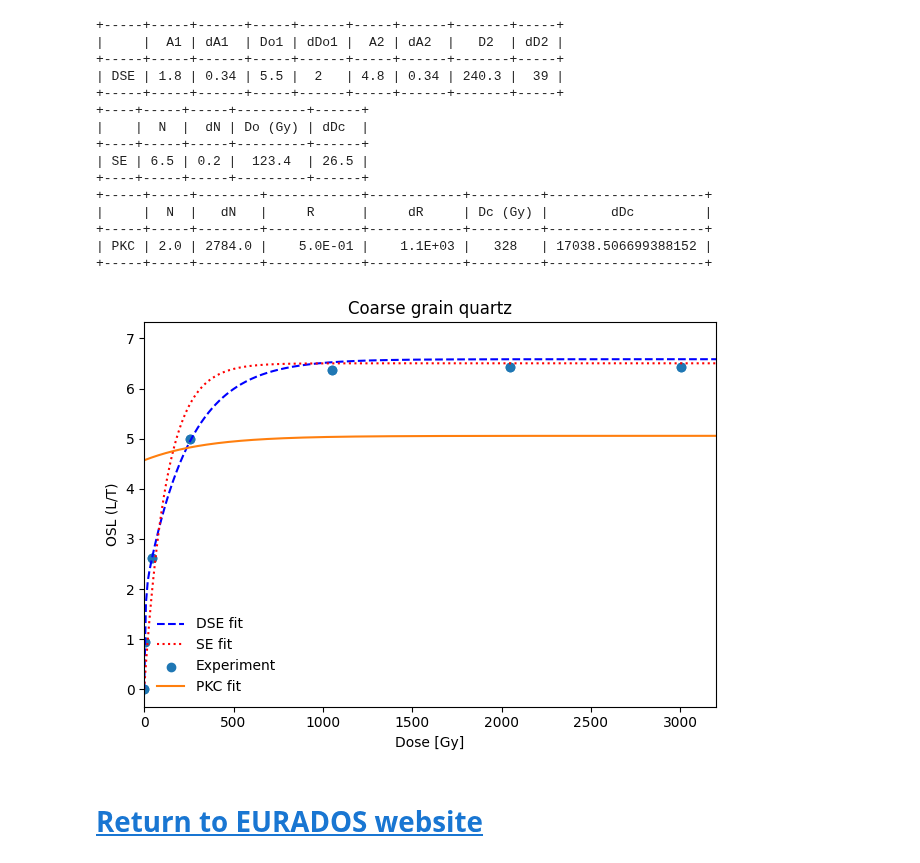
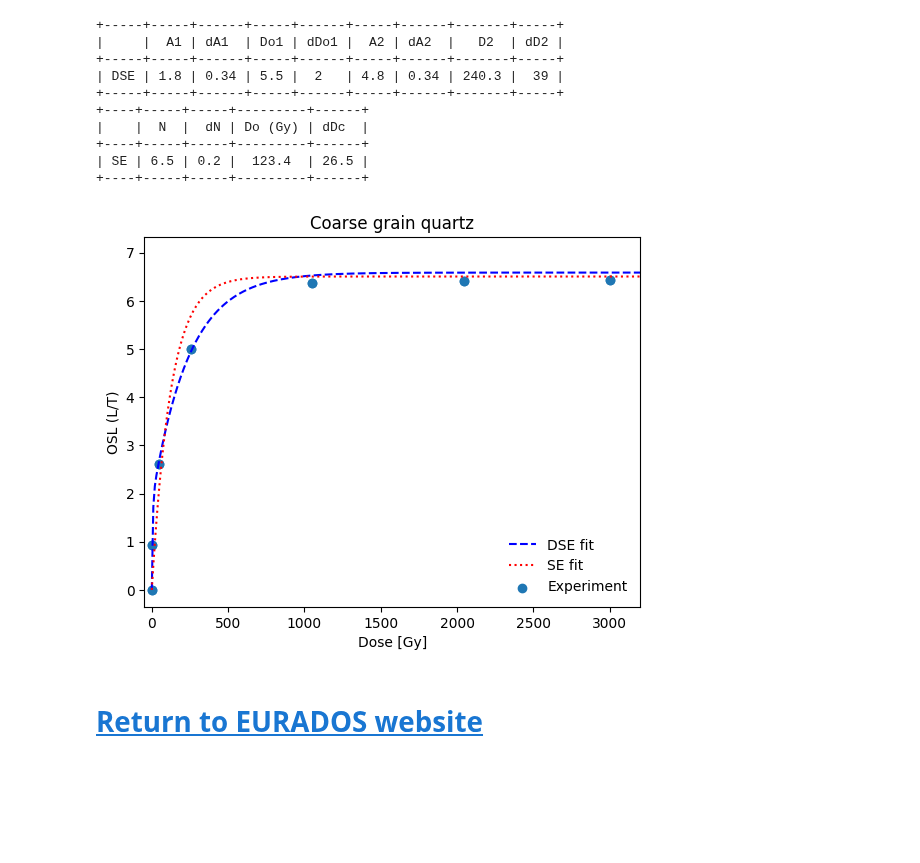
Before and after one commit to vpagonis/EURADOS-2023, a Jupyter notebook: Code_15_2.ipynb, the cells around one changed output. Drawn from its saved outputs; the diff is of its cells as text; code cells hidden in the pictures; blank space fills up the shorter version.

```diff
--- a/Code_15_2.ipynb
+++ b/Code_15_2.ipynb
@@ -75,7 +67,6 @@ The best fit parameters are listed in the Table at the end of the Code.
 #Fit dose response data with Saturating Exponential
 import numpy as np
 import matplotlib.pyplot as plt
-from scipy.special import wrightomega
 import warnings
 warnings.filterwarnings("ignore")
 from scipy import optimize
@@ -93,13 +84,6 @@ plt.plot(x_data,y_data,"o");
 # saturating exponential function (SE)
 def SE(x_data,A,Do):
     u=abs(A)*(1-np.exp(-x_data/np.abs(Do)))
-    return u
-
-# PKC equation
-def lambertfit(x_data,N,R,Dc):
-    u=np.real(N*(1+wrightomega((np.abs(R)-1)*np.exp(np.abs(R)-1-\
-    x_data/np.abs(Dc)))/(1-np.abs(R))))
-    u.astype(float)
     return u
 
 # double saturating exponential (DSE)
@@ -122,7 +106,7 @@ dDo = int(np.sqrt(cov[1][1]))
 x_vals=np.arange(0,1e4,1e1)
 plt.plot(x_vals, DSE(x_vals, *params[0:4]),c="b",\
 linestyle="dashed",label='DSE fit');
-plt.xlim(0,3200);
+plt.xlim(-50,3200);
 
 # create and print table of best fi parameters
 [A1,Do1,A2,Do2]=[abs(round(params[x],1)) for x in range(4)]
@@ -141,65 +125,37 @@ init_vals=[20,20]                        #SE
 params, cov = optimize.curve_fit(SE,\
 x_data, y_data,p0=init_vals)
 [A,Do]=[round(params[x],1) for x in range(2)]
-dA = round(np.sqrt(cov[0][0]),2)
-dDo = int(np.sqrt(cov[1][1]))
 plt.plot(x_vals, SE(x_vals, *params[0:2]),c="r",\
 linestyle="dotted",label='SE fit');
 plt.scatter(x_data, y_data, label='Experiment');
 leg = plt.legend()
 leg.get_frame().set_linewidth(0.0)
 plt.ylabel('OSL (L/T)');
 plt.xlabel('Dose [Gy]');
 plt.title('Coarse grain quartz');
+
 # find errors for SE fit
 dA = round(np.sqrt(cov[0][0]),1)
 dDo = round(np.sqrt(cov[1][1]),1)
-
-# initial values for PKC
-init_vals=[100.0,.1,100]
-
-# find best fit with PKC
-params, cov = optimize.curve_fit(lambertfit,\
-x_data, y_data,p0=init_vals)
-
-# plot best fit with PKC
-dN = round(np.sqrt(cov[0][0]),0)
-dR = format(abs(np.sqrt(cov[1][1])),"10.1E")
-dDc = np.sqrt(cov[2][2])
-plt.plot(x_vals, lambertfit(x_vals, *params[0:4]),\
-label='PKC fit');
-leg = plt.legend()
-leg.get_frame().set_linewidth(0.0)
-plt.tight_layout()
 
 # create and print table of parameters for SE
 myTable2 = PrettyTable([" ","N", "dN", "Do (Gy)","dDc"])
 myTable2.add_row(["SE",A,dA,Do,\
 dDo])
 print(myTable2)
 
-# create and print table of parameters for PKC
-myTable3=PrettyTable([" ","N","dN", "R","dR","Dc (Gy)","dDc"])
-myTable3.add_row(["PKC",round(params[0],0),dN,\
-format(abs(params[1]),"10.1E"),dR,abs(int(params[2])),dDc])
-print(myTable3)
 plt.show()
 # %% [output]
 +-----+-----+------+-----+------+-----+------+-------+-----+
 |     |  A1 | dA1  | Do1 | dDo1 |  A2 | dA2  |   D2  | dD2 |
 +-----+-----+------+-----+------+-----+------+-------+-----+
 | DSE | 1.8 | 0.34 | 5.5 |  2   | 4.8 | 0.34 | 240.3 |  39 |
 +-----+-----+------+-----+------+-----+------+-------+-----+
 +----+-----+-----+---------+------+
 |    |  N  |  dN | Do (Gy) | dDc  |
 +----+-----+-----+---------+------+
 | SE | 6.5 | 0.2 |  123.4  | 26.5 |
 +----+-----+-----+---------+------+
-+-----+-----+--------+------------+------------+---------+--------------------+
-|     |  N  |   dN   |     R      |     dR     | Dc (Gy) |        dDc         |
-+-----+-----+--------+------------+------------+---------+--------------------+
-| PKC | 2.0 | 2784.0 |    5.0E-01 |    1.1E+03 |   328   | 17038.506699388152 |
-+-----+-----+--------+------------+------------+---------+--------------------+
-[figure, old version]
+[figure, new version]
 # %% [markdown]
 # [Return to EURADOS website](https://blog.mcdaniel.edu/vasilispagonis/python-codes-for-eurados-2023/)
```
Also changed, not shown: parts of 1 cell of this notebook.
